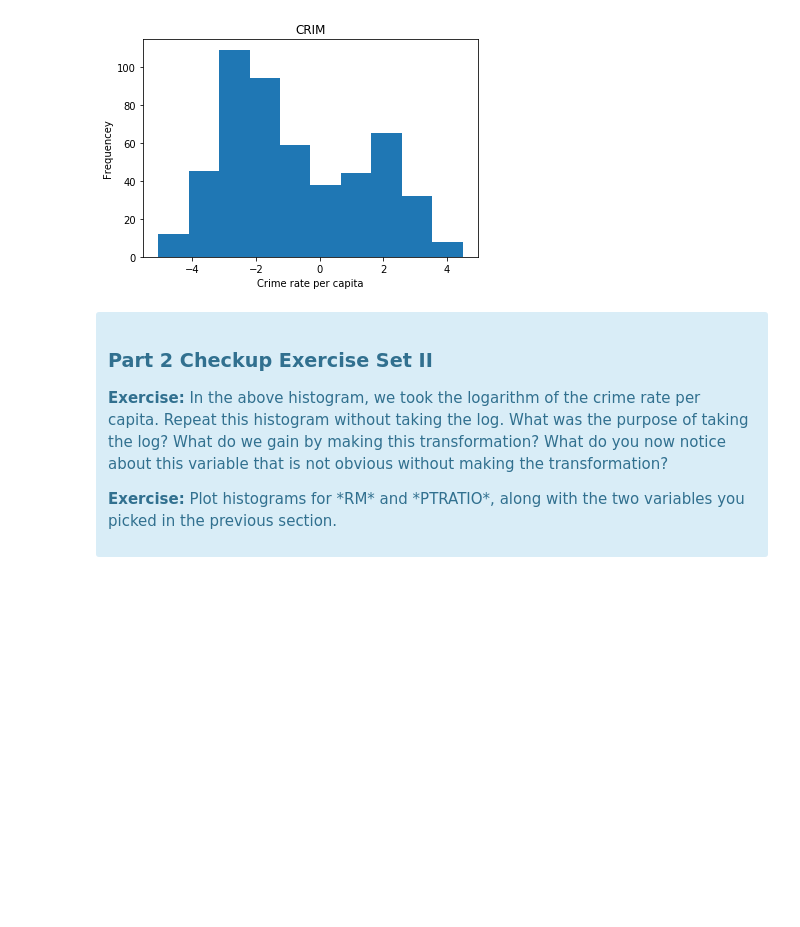
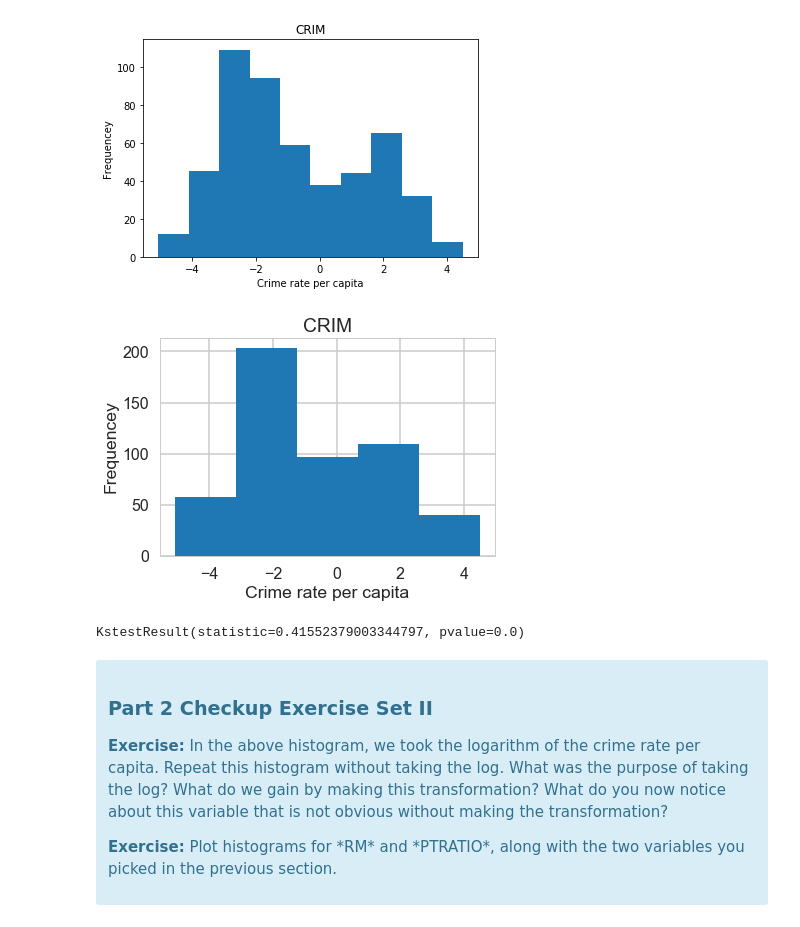
Before and after one commit to rivasjmr/Springboard, a Jupyter notebook: linear_regression/Mini_Project_Linear_Regression.ipynb, the cells around one changed output. Cells and saved outputs as stored; diff of their text form; code cells hidden in the pictures; blank space fills up the shorter version.

```diff
--- a/linear_regression/Mini_Project_Linear_Regression.ipynb
+++ b/linear_regression/Mini_Project_Linear_Regression.ipynb
@@ -378,3 +378,13 @@ plt.ylabel("Frequencey")
 plt.show()
 # %% [output]
 [figure]
+# %%
+# Adding bins = 6 to show smoother graph
+import numpy as np
+plt.hist(np.log(bos.CRIM), bins=5)
+plt.title("CRIM")
+plt.xlabel("Crime rate per capita")
+plt.ylabel("Frequencey")
+plt.show()
+# %% [output]
+[figure, added]
@@ -381,3 +401,7 @@ plt.show()
+# %%
+ks_results
+# %% [output]
+KstestResult(statistic=0.41552379003344797, pvalue=0.0)
 # %% [markdown]
 <div class="span5 alert alert-info">
 <h3>Part 2 Checkup Exercise Set II</h3>
```
Also changed, not shown: parts of 9 cells of this notebook.
